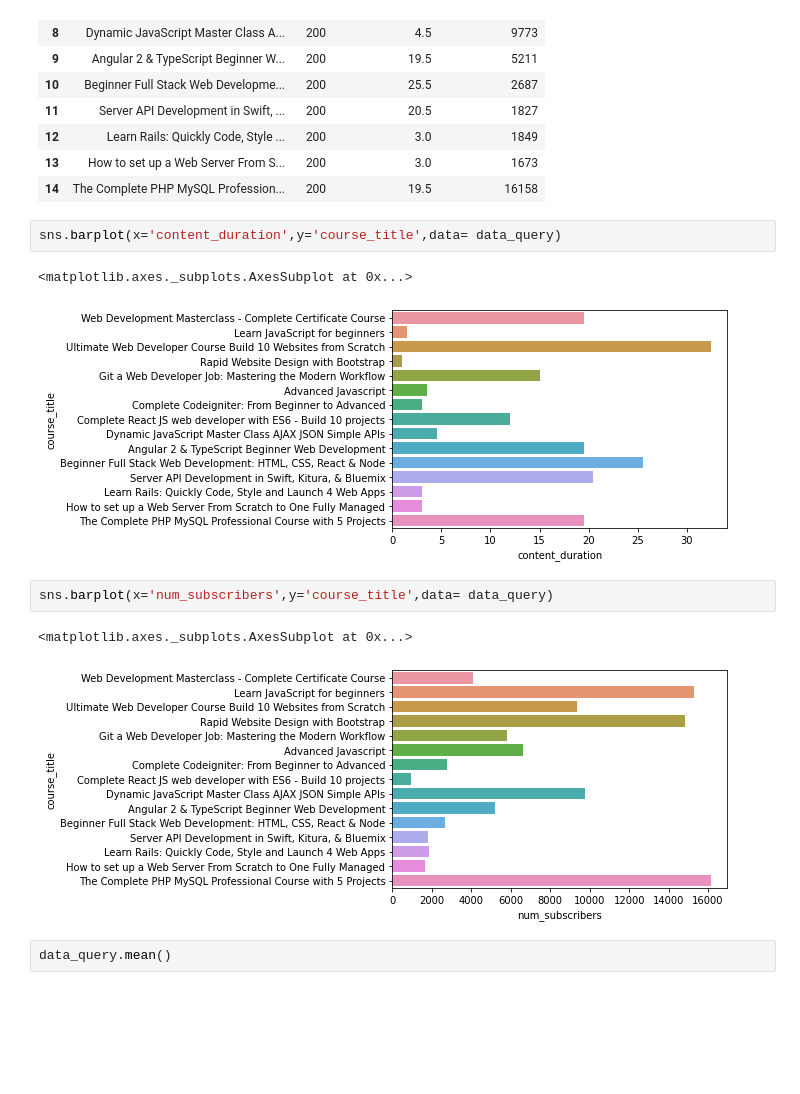
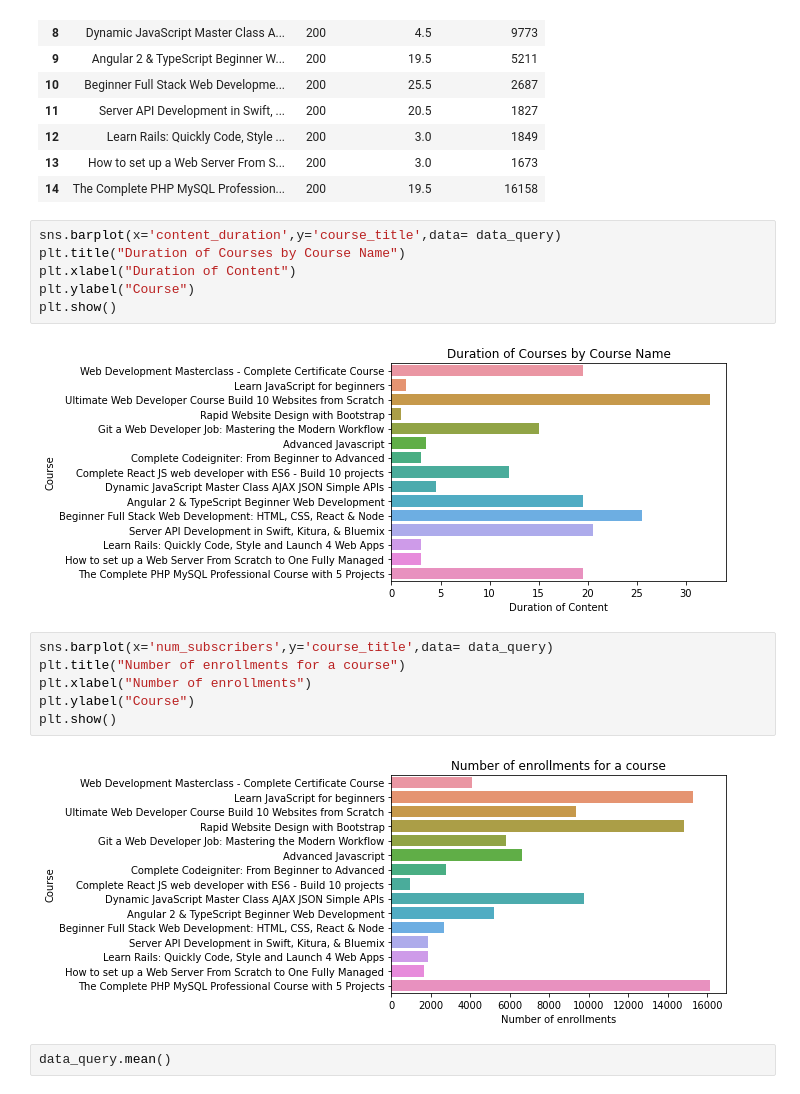
Before and after one commit to Rishika-03/Udemy-edX-course_analysis, a Jupyter notebook: Courses_data.ipynb, the cells around one changed output. Saved outputs shown, nothing was run; the diff lists cells and outputs as text; blank space fills up the shorter version.

```diff
--- a/Courses_data.ipynb
+++ b/Courses_data.ipynb
@@ -128,14 +144,20 @@ data_query
 | 14 | The Complete PHP MySQL Profession... | 200 | 19.5 | 16158 |
 # %%
 sns.barplot(x='content_duration',y='course_title',data= data_query)
+plt.title("Duration of Courses by Course Name")
+plt.xlabel("Duration of Content")
+plt.ylabel("Course")
+plt.show()
 # %% [output]
-<matplotlib.axes._subplots.AxesSubplot at 0x...>
-[figure, old version]
+[figure, new version]
 # %%
 sns.barplot(x='num_subscribers',y='course_title',data= data_query)
+plt.title("Number of enrollments for a course")
+plt.xlabel("Number of enrollments")
+plt.ylabel("Course")
+plt.show()
 # %% [output]
-<matplotlib.axes._subplots.AxesSubplot at 0x...>
-[figure, old version]
+[figure, new version]
 # %%
 data_query.mean()
 # %% [output]
```
Also changed, not shown: parts of 60 cells of this notebook.
